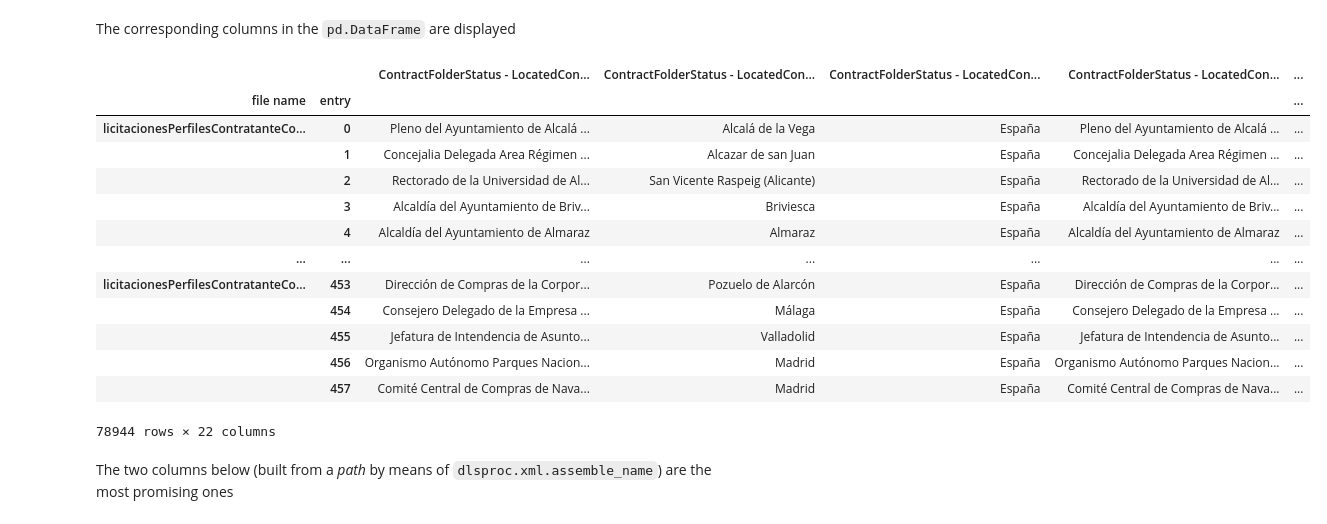
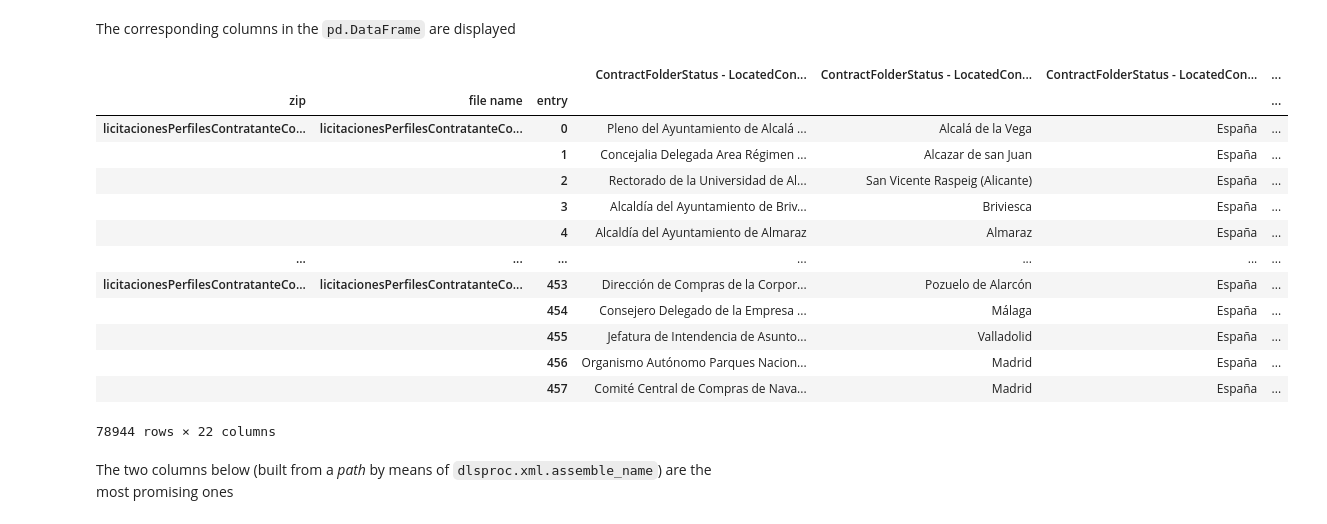
Before and after one commit to manuvazquez/dlsproc, a Jupyter notebook: reports/exploratory.ipynb, the cells around one changed output. Cells and saved outputs as stored; diff of their text form; code cells hidden in the pictures.

Commit message:
- 10_xml.ipynb     - added "columns_depth" - 20_bundle.ipynb     - read_zips_directory         - added a "zip" level to the index - reports     - exploratory.ipynb         - more content

```diff
--- a/reports/exploratory.ipynb
+++ b/reports/exploratory.ipynb
@@ -64,8 +64,8 @@ dtype: object
 # %% [markdown]
 `True` for those columns containing "Name" in their names
 # %%
-is_name_column = insiders_df.columns.str.contains('Name')
-is_name_column
+column_name_contains_name = insiders_df.columns.str.contains('Name')
+column_name_contains_name
 # %% [output]
 array([False, False, False, False, False, False, False, False, False,
        False, False,  True,  True, False, False, False,  True,  True,
@@ -87,21 +87,21 @@ array([False, False, False, False, False, False, False, False, False,
 # %% [markdown]
 The corresponding columns in the `pd.DataFrame` are displayed
 # %%
-insiders_df.loc[:, is_name_column]
+insiders_df.loc[:, column_name_contains_name]
 # %% [output]
-|  |  | ContractFolderStatus - LocatedCon... | ContractFolderStatus - LocatedCon... | ContractFolderStatus - LocatedCon... | ContractFolderStatus - LocatedCon... | ... |
-| file name | entry |  |  |  |  | ... |
-| licitacionesPerfilesContratanteCo... | 0 | Pleno del Ayuntamiento de Alcalá ... | Alcalá de la Vega | España | Pleno del Ayuntamiento de Alcalá ... | ... |
-|  | 1 | Concejalia Delegada Area Régimen ... | Alcazar de san Juan | España | Concejalia Delegada Area Régimen ... | ... |
-|  | 2 | Rectorado de la Universidad de Al... | San Vicente Raspeig (Alicante) | España | Rectorado de la Universidad de Al... | ... |
-|  | 3 | Alcaldía del Ayuntamiento de Briv... | Briviesca | España | Alcaldía del Ayuntamiento de Briv... | ... |
-|  | 4 | Alcaldía del Ayuntamiento de Almaraz | Almaraz | España | Alcaldía del Ayuntamiento de Almaraz | ... |
+|  |  |  | ContractFolderStatus - LocatedCon... | ContractFolderStatus - LocatedCon... | ContractFolderStatus - LocatedCon... | ... |
+| zip | file name | entry |  |  |  | ... |
+| licitacionesPerfilesContratanteCo... | licitacionesPerfilesContratanteCo... | 0 | Pleno del Ayuntamiento de Alcalá ... | Alcalá de la Vega | España | ... |
+|  |  | 1 | Concejalia Delegada Area Régimen ... | Alcazar de san Juan | España | ... |
+|  |  | 2 | Rectorado de la Universidad de Al... | San Vicente Raspeig (Alicante) | España | ... |
+|  |  | 3 | Alcaldía del Ayuntamiento de Briv... | Briviesca | España | ... |
+|  |  | 4 | Alcaldía del Ayuntamiento de Almaraz | Almaraz | España | ... |
 | ... | ... | ... | ... | ... | ... | ... |
-| licitacionesPerfilesContratanteCo... | 453 | Dirección de Compras de la Corpor... | Pozuelo de Alarcón | España | Dirección de Compras de la Corpor... | ... |
-|  | 454 | Consejero Delegado de la Empresa ... | Málaga | España | Consejero Delegado de la Empresa ... | ... |
-|  | 455 | Jefatura de Intendencia de Asunto... | Valladolid | España | Jefatura de Intendencia de Asunto... | ... |
-|  | 456 | Organismo Autónomo Parques Nacion... | Madrid | España | Organismo Autónomo Parques Nacion... | ... |
-|  | 457 | Comité Central de Compras de Nava... | Madrid | España | Comité Central de Compras de Nava... | ... |
+| licitacionesPerfilesContratanteCo... | licitacionesPerfilesContratanteCo... | 453 | Dirección de Compras de la Corpor... | Pozuelo de Alarcón | España | ... |
+|  |  | 454 | Consejero Delegado de la Empresa ... | Málaga | España | ... |
+|  |  | 455 | Jefatura de Intendencia de Asunto... | Valladolid | España | ... |
+|  |  | 456 | Organismo Autónomo Parques Nacion... | Madrid | España | ... |
+|  |  | 457 | Comité Central de Compras de Nava... | Madrid | España | ... |
 78944 rows × 22 columns
 # %% [markdown]
 The two columns below (built from a *path* by means of `dlsproc.xml.assemble_name`) are the most promising ones
```
Also changed, not shown: parts of 11 cells of this notebook, 7 other files.
